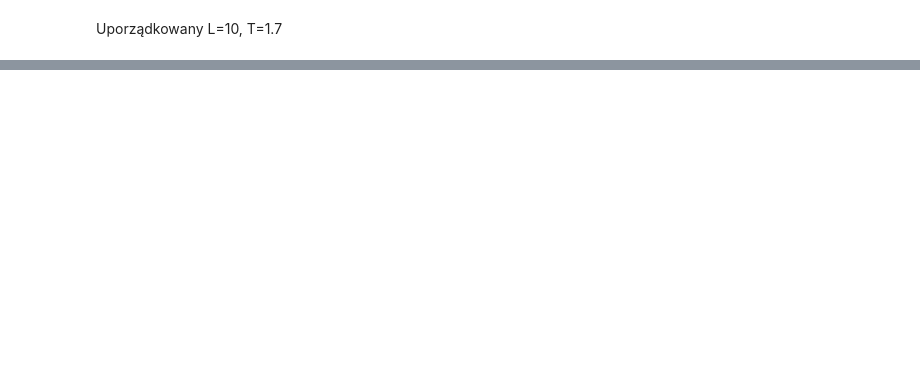
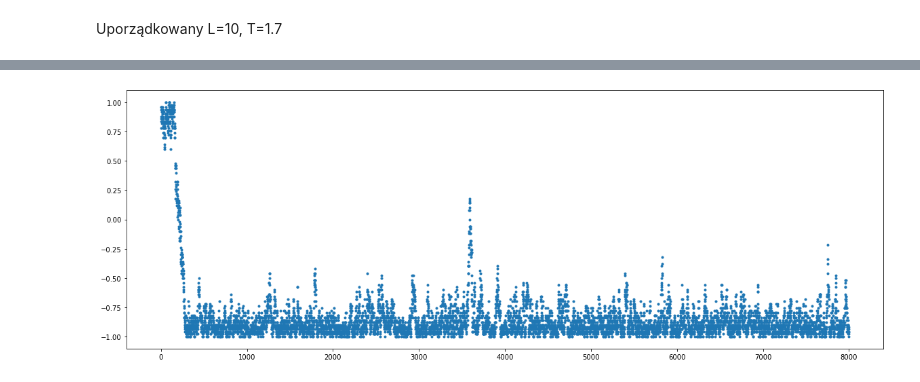
Before and after one commit to Swinkawkrawacie/Fizyka-ukladow-zlozonych, a Jupyter notebook: Generowanie_danych.ipynb, the cells around one changed output, grey strips where cells are left out. Saved outputs shown, nothing was run; the diff lists cells and outputs as text; code cells hidden in the pictures; blank space fills up the shorter version.

```diff
--- a/Generowanie_danych.ipynb
+++ b/Generowanie_danych.ipynb
@@ -171,0 +182,7 @@ Uporządkowany L=10, T=1.7
+# %%
+o_1_7_10_2m = np.loadtxt(r'C:\\Users\\mazur\\OneDrive\\Dokumenty\\GitHub\\Fizyka-ukladow-zlozonych\\danem\\1_7_10_2m.txt')
+plt.figure(figsize=(20,7))
+plt.scatter(range(len(o_1_7_10_2m[:8*10**3])), o_1_7_10_2m[:8*10**3],marker='.')
+plt.show()
+# %% [output]
+[figure, added]
```
Also changed, not shown: parts of 8 cells of this notebook, 1 other file.
